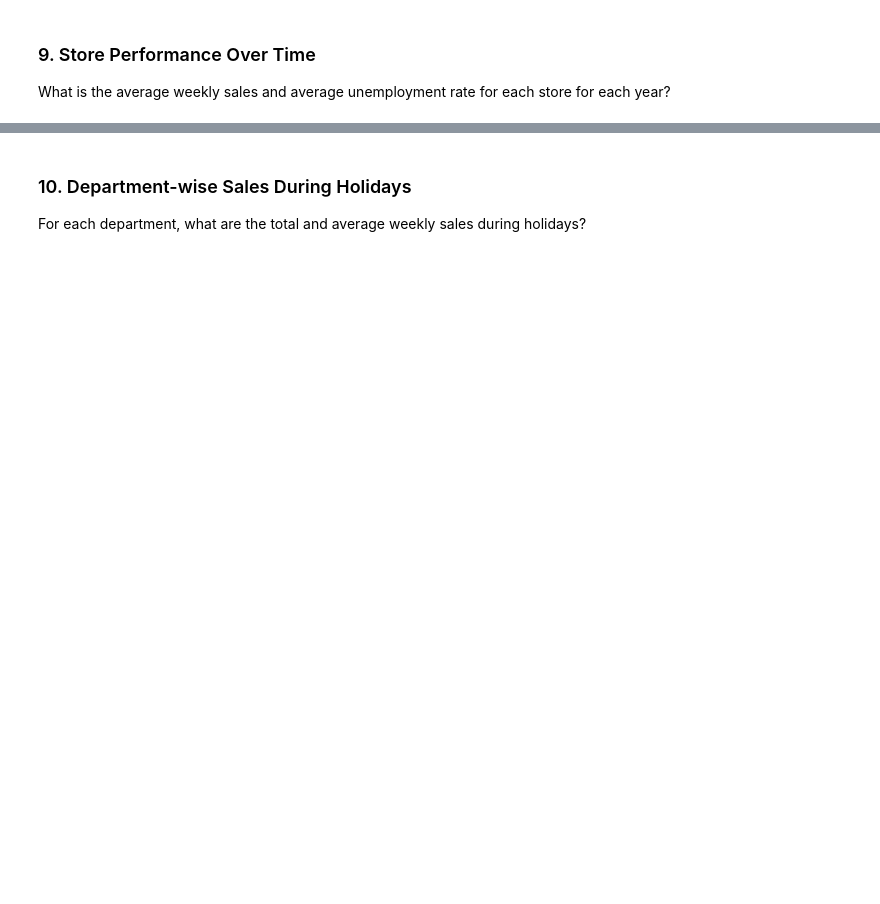
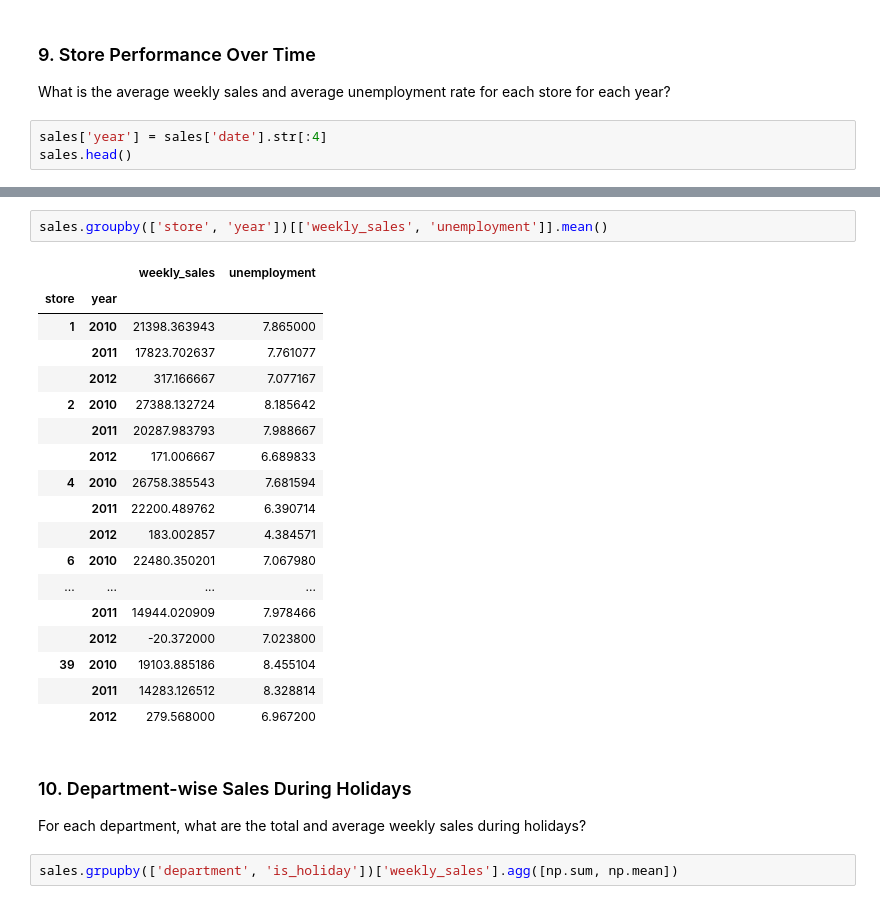
Before and after one commit to S827/python-programs, a Jupyter notebook: EDAPractice/DMWithPandas/CH2_AggregatingDataFrames/grouped_summary_statistics_practice_exercise.ipynb, the cells around one changed output, grey strips where cells are left out. Drawn from its saved outputs; the diff is of its cells as text; blank space fills up the shorter version.

```diff
--- a/EDAPractice/DMWithPandas/CH2_AggregatingDataFrames/grouped_summary_statistics_practice_exercise.ipynb
+++ b/EDAPractice/DMWithPandas/CH2_AggregatingDataFrames/grouped_summary_statistics_practice_exercise.ipynb
@@ -166,3 +199,6 @@ What is the total and average weekly sales for holidays versus non-holidays for
 ### 9. Store Performance Over Time
 
 What is the average weekly sales and average unemployment rate for each store for each year?
+# %%
+sales['year'] = sales['date'].str[:4]
+sales.head()
@@ -169,4 +212,27 @@ What is the average weekly sales and average unemployment rate for each store fo
+# %%
+sales.groupby(['store', 'year'])[['weekly_sales', 'unemployment']].mean()
+# %% [output]
+|  |  | weekly_sales | unemployment |
+| store | year |  |  |
+| 1 | 2010 | 21398.363943 | 7.865000 |
+|  | 2011 | 17823.702637 | 7.761077 |
+|  | 2012 | 317.166667 | 7.077167 |
+| 2 | 2010 | 27388.132724 | 8.185642 |
+|  | 2011 | 20287.983793 | 7.988667 |
+|  | 2012 | 171.006667 | 6.689833 |
+| 4 | 2010 | 26758.385543 | 7.681594 |
+|  | 2011 | 22200.489762 | 6.390714 |
+|  | 2012 | 183.002857 | 4.384571 |
+| 6 | 2010 | 22480.350201 | 7.067980 |
+| ... | ... | ... | ... |
+|  | 2011 | 14944.020909 | 7.978466 |
+|  | 2012 | -20.372000 | 7.023800 |
+| 39 | 2010 | 19103.885186 | 8.455104 |
+|  | 2011 | 14283.126512 | 8.328814 |
+|  | 2012 | 279.568000 | 6.967200 |
 # %% [markdown]
 ### 10. Department-wise Sales During Holidays
 
 For each department, what are the total and average weekly sales during holidays?
+# %%
+sales.grpupby(['department', 'is_holiday'])['weekly_sales'].agg([np.sum, np.mean])
```
Also changed, not shown: parts of 3 cells of this notebook.
